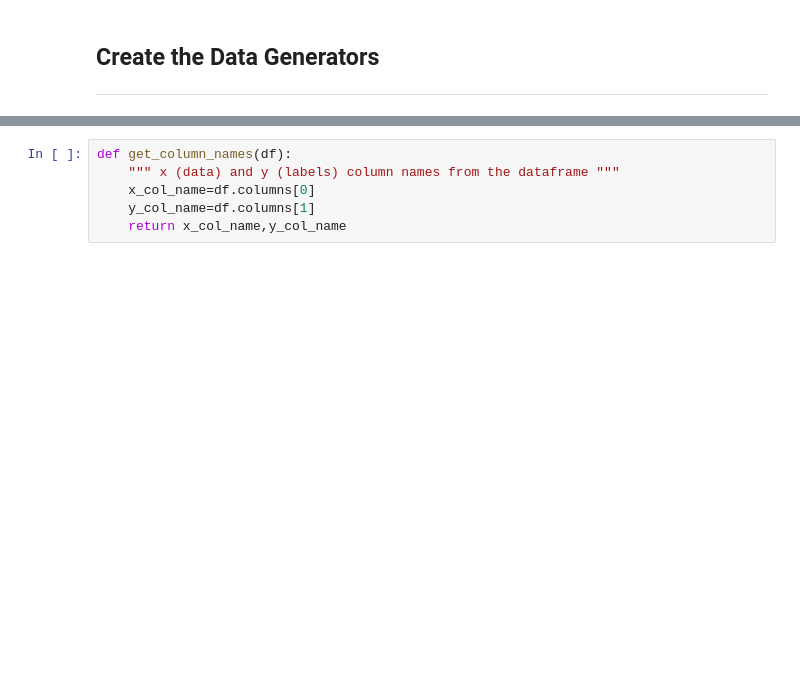
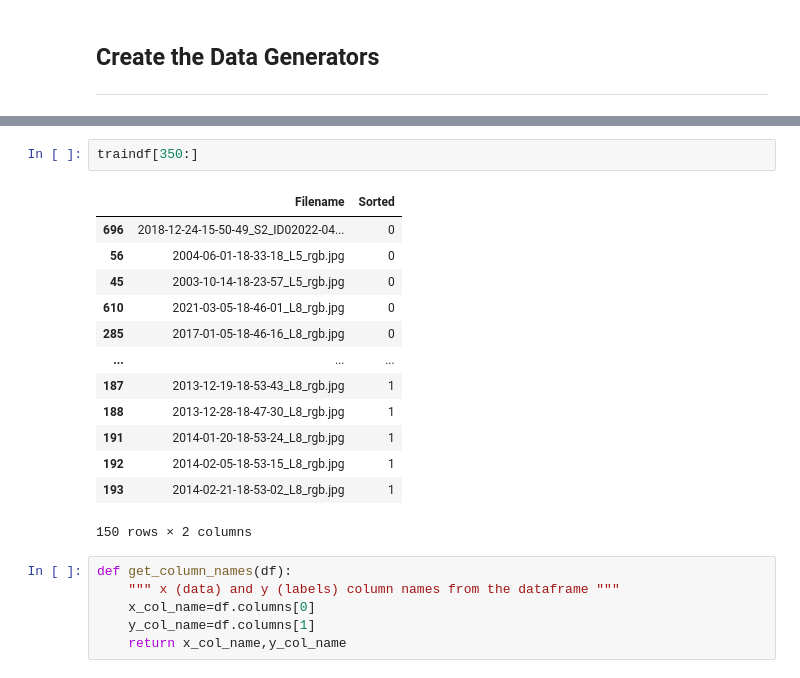
Before and after one commit to 2320sharon/Sniffer-Classifier, a Jupyter notebook: clean_sniffer_classifier.ipynb, the cells around one changed output, grey strips where cells are left out. Saved outputs shown, nothing was run; the diff lists cells and outputs as text; blank space fills up the shorter version.

```diff
--- a/clean_sniffer_classifier.ipynb
+++ b/clean_sniffer_classifier.ipynb
@@ -193,3 +206,19 @@ def get_training_dataframes(df):
+# %%
+traindf[350:]
+# %% [output]
+|  | Filename | Sorted |
+| 696 | 2018-12-24-15-50-49_S2_ID02022-04... | 0 |
+| 56 | 2004-06-01-18-33-18_L5_rgb.jpg | 0 |
+| 45 | 2003-10-14-18-23-57_L5_rgb.jpg | 0 |
+| 610 | 2021-03-05-18-46-01_L8_rgb.jpg | 0 |
+| 285 | 2017-01-05-18-46-16_L8_rgb.jpg | 0 |
+| ... | ... | ... |
+| 187 | 2013-12-19-18-53-43_L8_rgb.jpg | 1 |
+| 188 | 2013-12-28-18-47-30_L8_rgb.jpg | 1 |
+| 191 | 2014-01-20-18-53-24_L8_rgb.jpg | 1 |
+| 192 | 2014-02-05-18-53-15_L8_rgb.jpg | 1 |
+| 193 | 2014-02-21-18-53-02_L8_rgb.jpg | 1 |
+150 rows × 2 columns
 # %%
 def get_column_names(df):
     """ x (data) and y (labels) column names from the dataframe """
```
Also changed, not shown: parts of 17 cells of this notebook.
